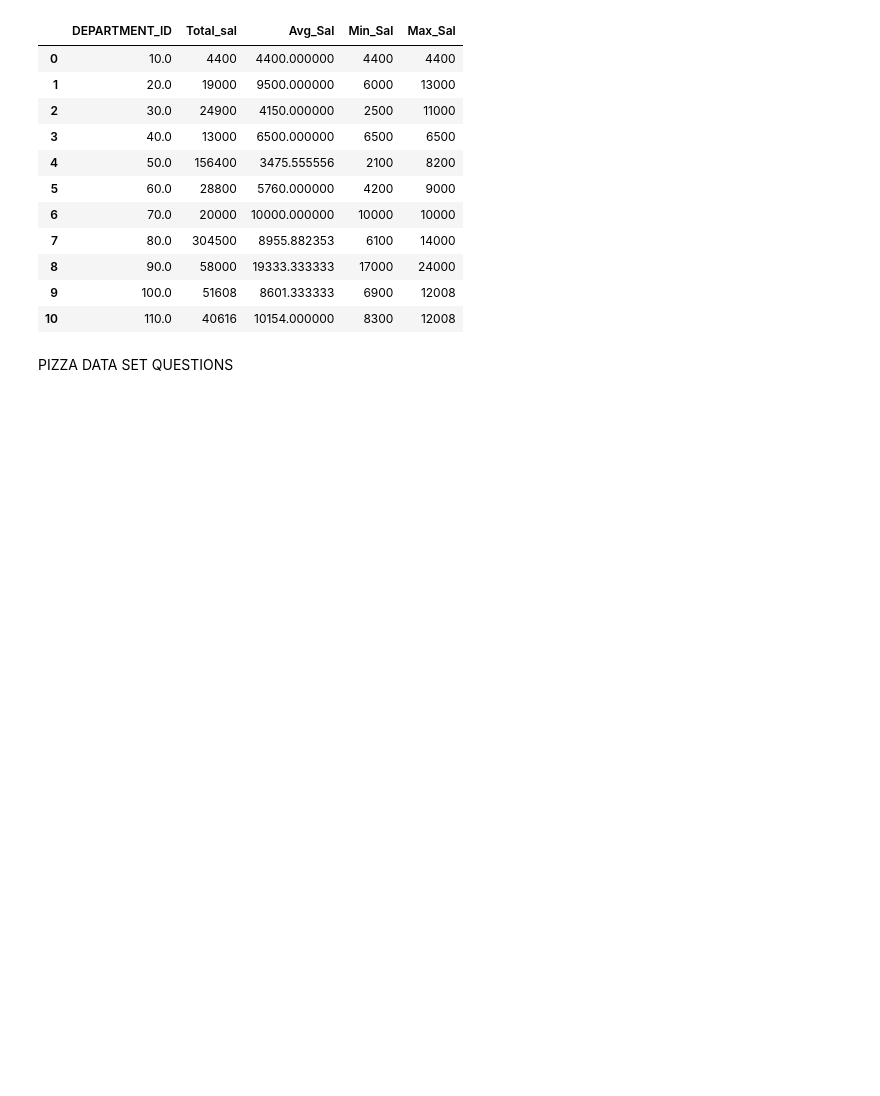
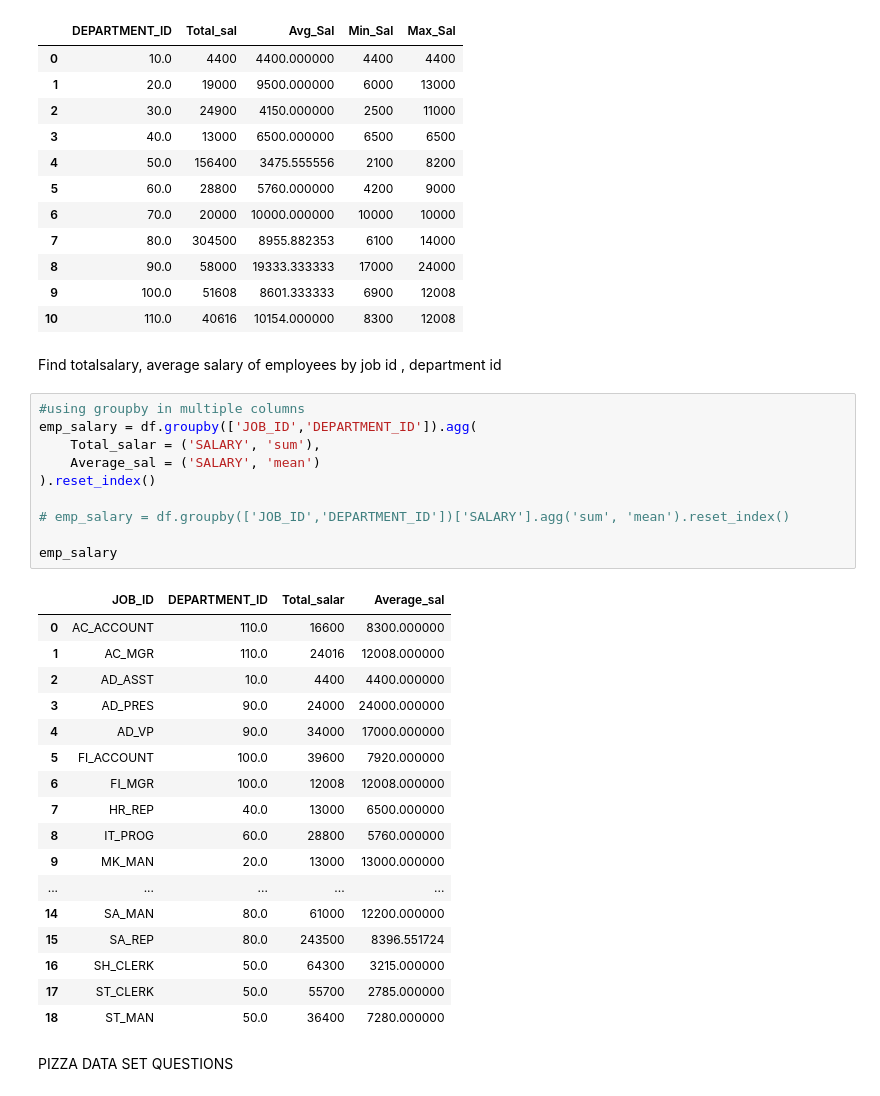
Before and after one commit to bishall789/Python_Libraries, a Jupyter notebook: Pandas/Day5.ipynb, the cells around one changed output. Saved outputs shown, nothing was run; the diff lists cells and outputs as text; blank space fills up the shorter version.

Commit message:
Groupby

```diff
--- a/Pandas/Day5.ipynb
+++ b/Pandas/Day5.ipynb
@@ -138,6 +140,36 @@ job_salary_group_by_job_id
 | 8 | 90.0 | 58000 | 19333.333333 | 17000 | 24000 |
 | 9 | 100.0 | 51608 | 8601.333333 | 6900 | 12008 |
 | 10 | 110.0 | 40616 | 10154.000000 | 8300 | 12008 |
+# %% [markdown]
+Find totalsalary, average salary of employees by job id , department id
+# %%
+#using groupby in multiple columns
+emp_salary = df.groupby(['JOB_ID','DEPARTMENT_ID']).agg(
+    Total_salar = ('SALARY', 'sum'),
+    Average_sal = ('SALARY', 'mean')
+).reset_index()
+
+# emp_salary = df.groupby(['JOB_ID','DEPARTMENT_ID'])['SALARY'].agg('sum', 'mean').reset_index()
+
+emp_salary
+# %% [output]
+|  | JOB_ID | DEPARTMENT_ID | Total_salar | Average_sal |
+| 0 | AC_ACCOUNT | 110.0 | 16600 | 8300.000000 |
+| 1 | AC_MGR | 110.0 | 24016 | 12008.000000 |
+| 2 | AD_ASST | 10.0 | 4400 | 4400.000000 |
+| 3 | AD_PRES | 90.0 | 24000 | 24000.000000 |
+| 4 | AD_VP | 90.0 | 34000 | 17000.000000 |
+| 5 | FI_ACCOUNT | 100.0 | 39600 | 7920.000000 |
+| 6 | FI_MGR | 100.0 | 12008 | 12008.000000 |
+| 7 | HR_REP | 40.0 | 13000 | 6500.000000 |
+| 8 | IT_PROG | 60.0 | 28800 | 5760.000000 |
+| 9 | MK_MAN | 20.0 | 13000 | 13000.000000 |
+| ... | ... | ... | ... | ... |
+| 14 | SA_MAN | 80.0 | 61000 | 12200.000000 |
+| 15 | SA_REP | 80.0 | 243500 | 8396.551724 |
+| 16 | SH_CLERK | 50.0 | 64300 | 3215.000000 |
+| 17 | ST_CLERK | 50.0 | 55700 | 2785.000000 |
+| 18 | ST_MAN | 50.0 | 36400 | 7280.000000 |
 # %% [markdown]
 PIZZA DATA SET QUESTIONS
 # %%
```
Also changed, not shown: parts of 10 cells of this notebook.
